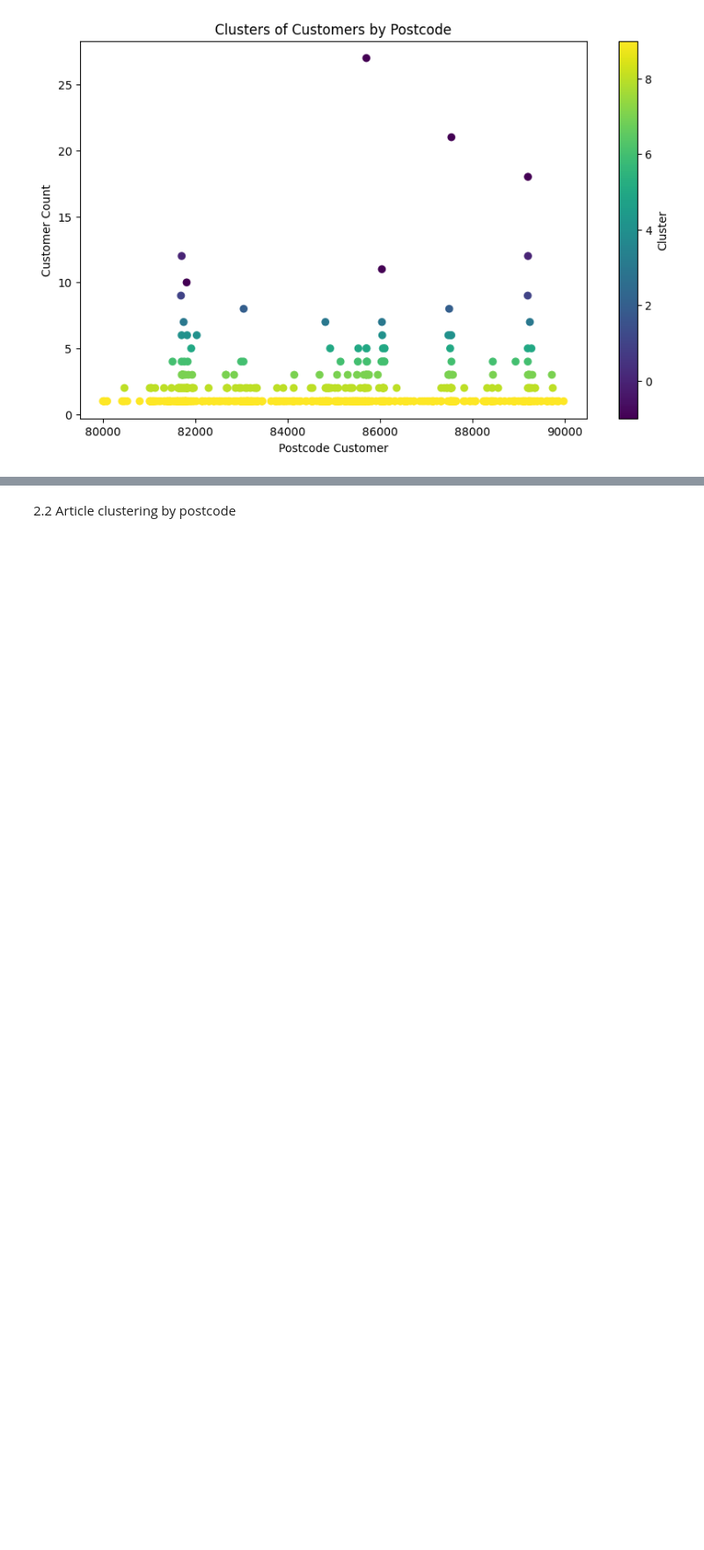
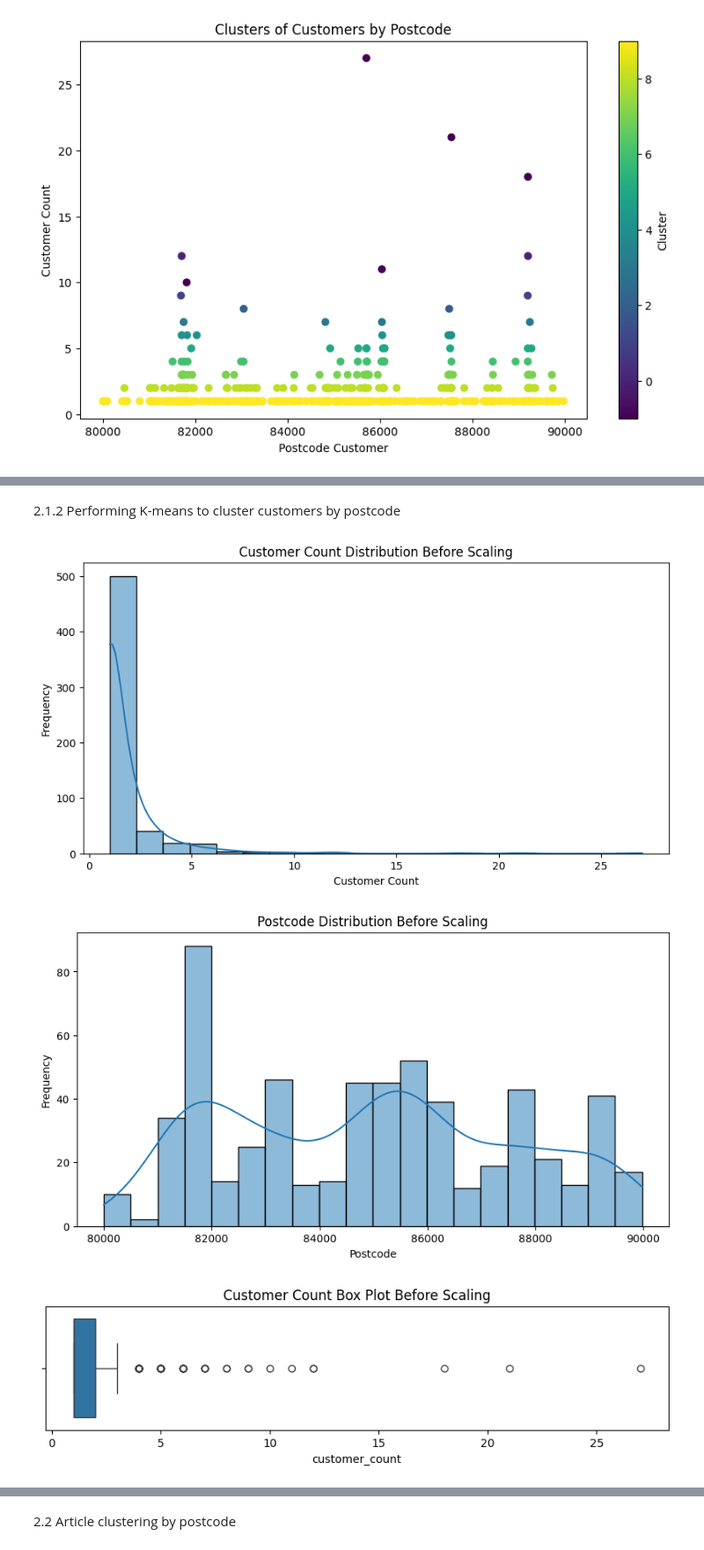
Before and after one commit to Wendyessilfie/Business-statistics-, a Jupyter notebook: taoyin notebook.ipynb, the cells around one changed output, grey strips where cells are left out. Shown: that part at 88% size. Cells and saved outputs as stored; diff of their text form; code cells hidden in the pictures; blank space fills up the shorter version.

```diff
--- a/taoyin notebook.ipynb
+++ b/taoyin notebook.ipynb
@@ -535,3 +535,37 @@ customers_by_postcode_sorted.head(10)
 | 69 | 81689 | 9 | 1 |
 | 544 | 89201 | 9 | 1 |
 | 458 | 87500 | 8 | 2 |
+# %% [markdown]
+2.1.2 Performing K-means to cluster customers by postcode
+# %%
+# Histogram for customer count before scaling
+plt.figure(figsize=(10, 5))
+sns.histplot(customers_by_postcode['customer_count'], bins=20, kde=True)
+plt.title("Customer Count Distribution Before Scaling")
+plt.xlabel("Customer Count")
+plt.ylabel("Frequency")
+plt.show()
+
+# Histogram for postcode before scaling
+plt.figure(figsize=(10, 5))
+sns.histplot(customers_by_postcode['postcode_customer'], bins=20, kde=True)
+plt.title("Postcode Distribution Before Scaling")
+plt.xlabel("Postcode")
+plt.ylabel("Frequency")
+plt.show()
+
+# Box plot for customer count before scaling
+plt.figure(figsize=(10, 2))
+sns.boxplot(x=customers_by_postcode['customer_count'])
+plt.title("Customer Count Box Plot Before Scaling")
+plt.show()
+
+# Box plot for postcode before scaling
+plt.figure(figsize=(10, 2))
+sns.boxplot(x=customers_by_postcode['postcode_customer'])
+plt.title("Postcode Box Plot Before Scaling")
+plt.show()
+# %% [output]
+[figure, added]
+[figure, added]
+[figure, added]
```
Also changed, not shown: parts of 34 cells of this notebook.
